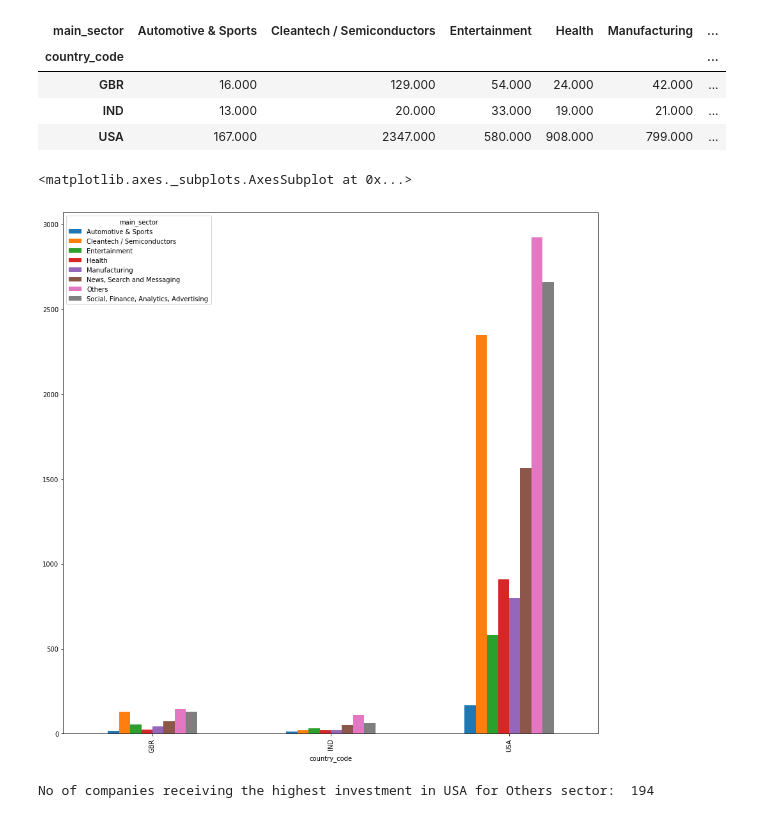
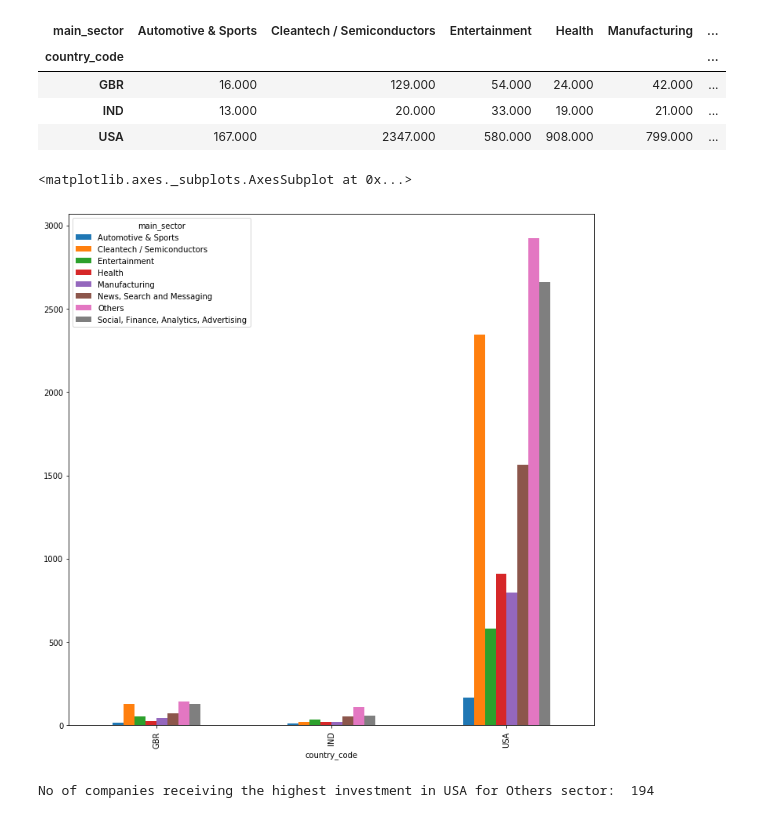
Before and after one commit to sameerg07/EDA_SparkFunds, a Jupyter notebook: EDA-SparkFunds_Assignment.ipynb, the cells around one changed output. Cells and saved outputs as stored; diff of their text form; code cells hidden in the pictures.

```diff
--- a/EDA-SparkFunds_Assignment.ipynb
+++ b/EDA-SparkFunds_Assignment.ipynb
@@ -766,10 +781,10 @@ pt4
 | USA | 167.000 | 2347.000 | 580.000 | 908.000 | 799.000 | ... |
 # %%
 #barplot to see top sectors per country based on count
-pt4.plot(kind = "bar" , stacked=False,figsize=(15,15))
+pt4.plot(kind = "bar" , stacked=False,figsize=(12,12))
 # %% [output]
 <matplotlib.axes._subplots.AxesSubplot at 0x...>
-[figure, old version]
+[figure, new version]
 # %%
 # We know that "Others" is the top sector in all the countries
 usa_new = usa[(usa.main_sector == "Others") & (usa.raised_amount_usd == usa.raised_amount_usd.max())]
```
Also changed, not shown: parts of 7 cells of this notebook, 4 other files.
